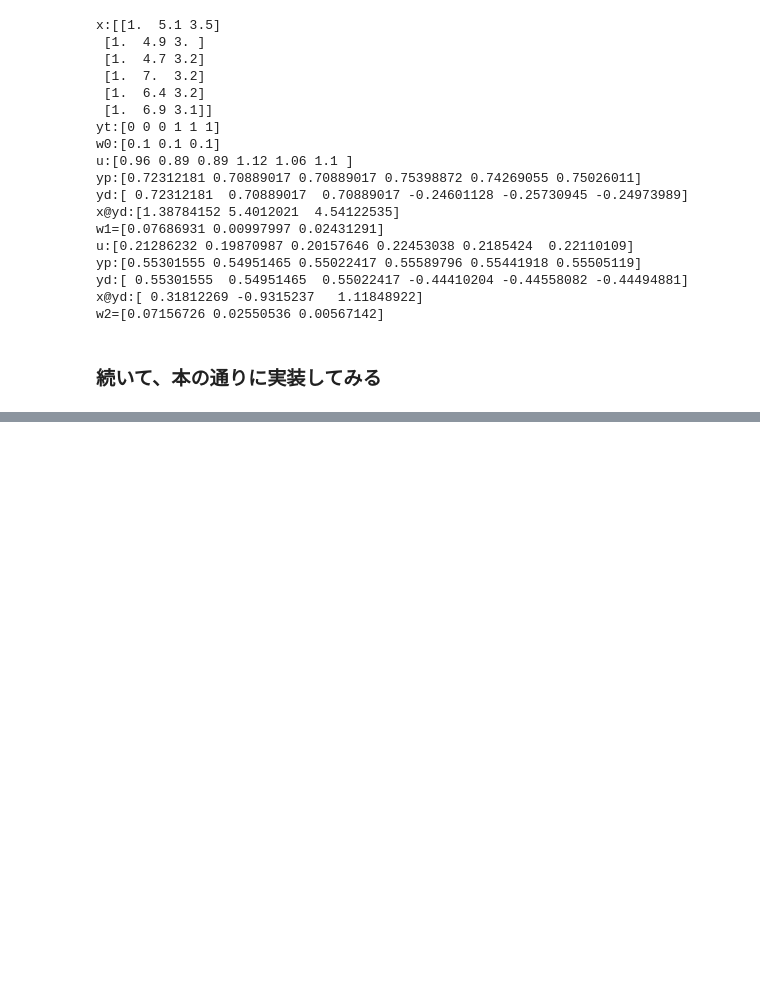
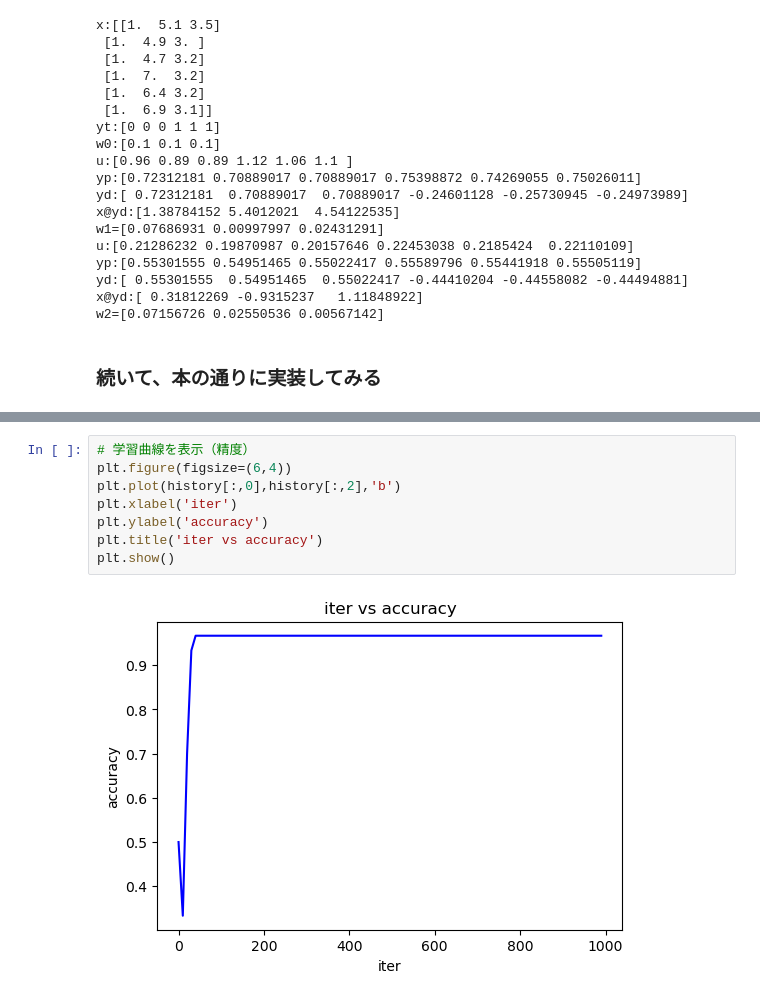
Before and after one commit to hiroooo000/ptr, a Jupyter notebook: jupyternotebook/data2/dl_and_math.ipynb, the cells around one changed output, grey strips where cells are left out. Drawn from its saved outputs; the diff is of its cells as text; blank space fills up the shorter version.

```diff
--- a/jupyternotebook/data2/dl_and_math.ipynb
+++ b/jupyternotebook/data2/dl_and_math.ipynb
@@ -390,0 +434,10 @@ iter:1000        loss=0.06564888101610142        score=1.0
+# %%
+# 学習曲線を表示（精度）
+plt.figure(figsize=(6,4))
+plt.plot(history[:,0],history[:,2],'b')
+plt.xlabel('iter')
+plt.ylabel('accuracy')
+plt.title('iter vs accuracy')
+plt.show()
+# %% [output]
+[figure, added]
```
Also changed, not shown: parts of 3 cells of this notebook, 1 other file.
